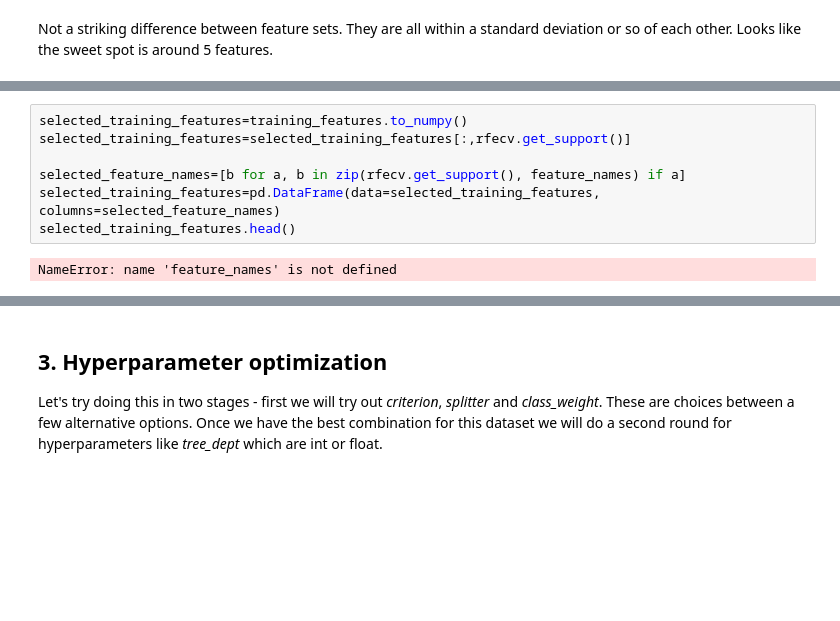
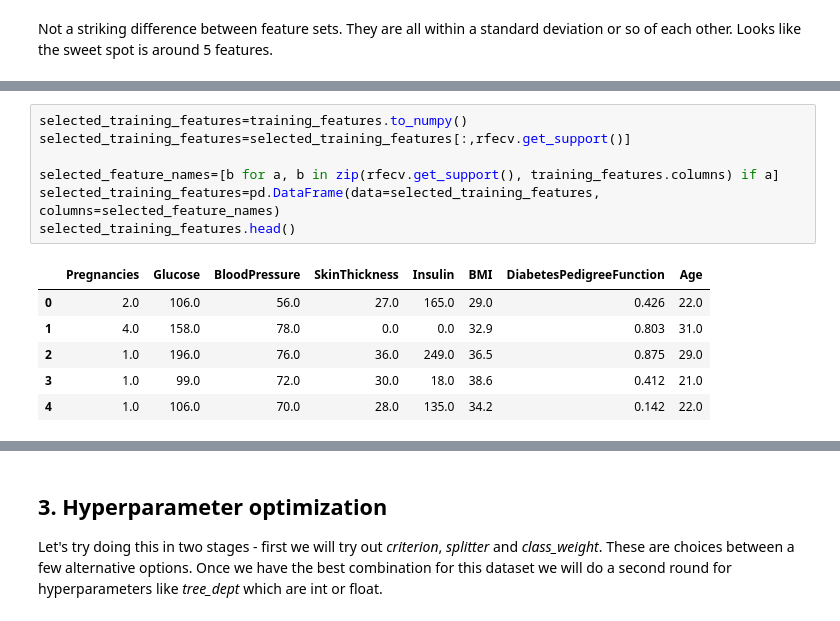
Before and after one commit to 4GeeksAcademy/tdk-gperdrizet-ML-web-app-using-Flask, a Jupyter notebook: src/solution.ipynb, the cells around one changed output, grey strips where cells are left out. Drawn from its saved outputs; the diff is of its cells as text; blank space fills up the shorter version.

```diff
--- a/src/solution.ipynb
+++ b/src/solution.ipynb
@@ -336,11 +362,16 @@ Not a striking difference between feature sets. They are all within a standard d
 # %%
 selected_training_features=training_features.to_numpy()
 selected_training_features=selected_training_features[:,rfecv.get_support()]
 
-selected_feature_names=[b for a, b in zip(rfecv.get_support(), feature_names) if a]
+selected_feature_names=[b for a, b in zip(rfecv.get_support(), training_features.columns) if a]
 selected_training_features=pd.DataFrame(data=selected_training_features, columns=selected_feature_names)
 selected_training_features.head()
 # %% [output]
-NameError: name 'feature_names' is not defined
+|  | Pregnancies | Glucose | BloodPressure | SkinThickness | Insulin | BMI | DiabetesPedigreeFunction | Age |
+| 0 | 2.0 | 106.0 | 56.0 | 27.0 | 165.0 | 29.0 | 0.426 | 22.0 |
+| 1 | 4.0 | 158.0 | 78.0 | 0.0 | 0.0 | 32.9 | 0.803 | 31.0 |
+| 2 | 1.0 | 196.0 | 76.0 | 36.0 | 249.0 | 36.5 | 0.875 | 29.0 |
+| 3 | 1.0 | 99.0 | 72.0 | 30.0 | 18.0 | 38.6 | 0.412 | 21.0 |
+| 4 | 1.0 | 106.0 | 70.0 | 28.0 | 135.0 | 34.2 | 0.142 | 22.0 |
 # %%
 selected_training_features.info()
```
Also changed, not shown: parts of 42 cells of this notebook, 1 other file.
